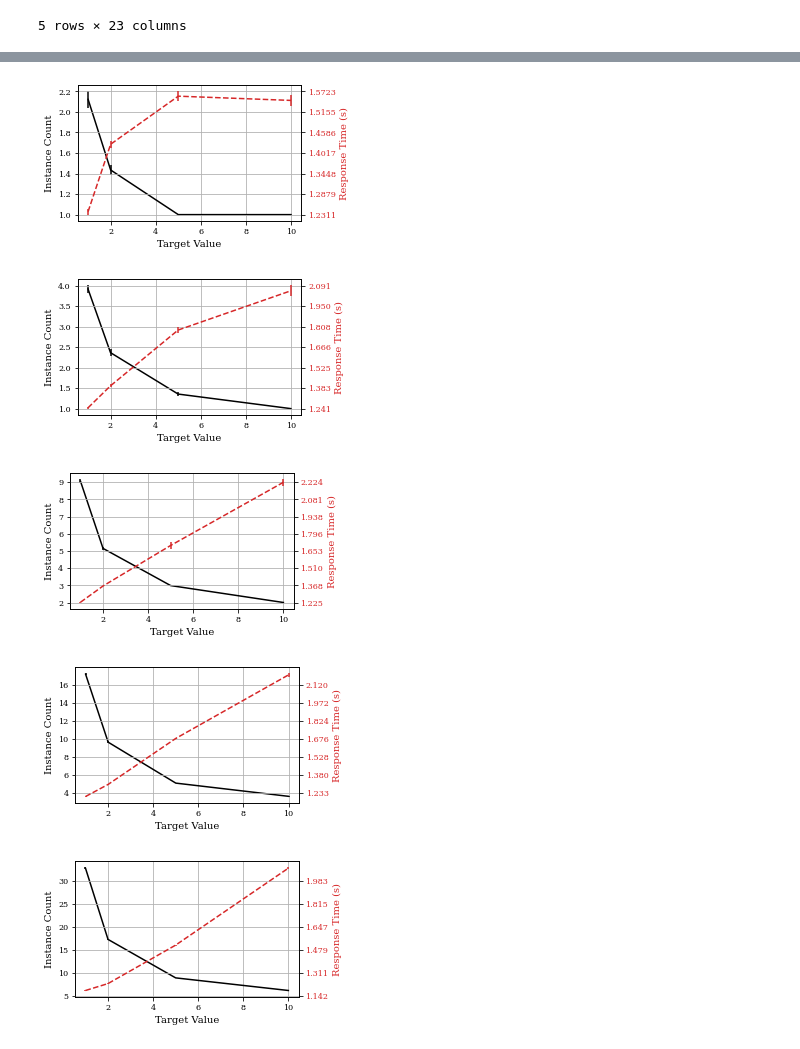
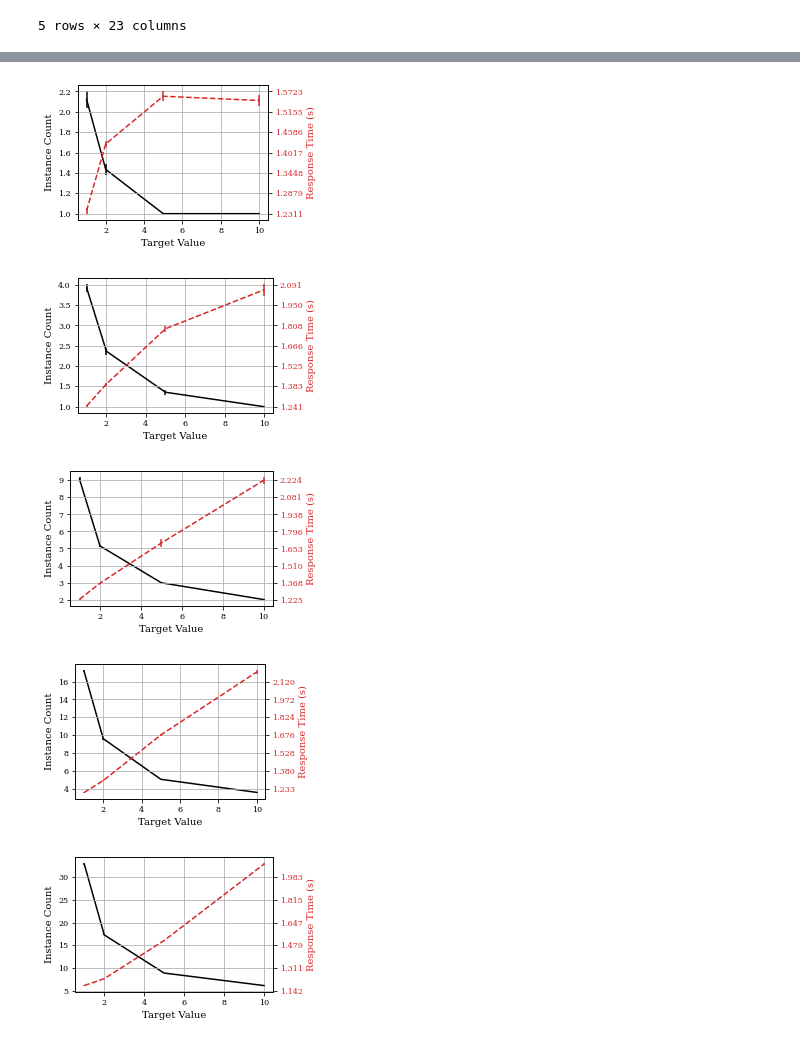
Before and after one commit to pacslab/conc-value-perf-modelling, a Jupyter notebook: experiments/parse_multiple.ipynb, the cells around one changed output, grey strips where cells are left out. Saved outputs shown, nothing was run; the diff lists cells and outputs as text; code cells hidden in the pictures.

```diff
--- a/experiments/parse_multiple.ipynb
+++ b/experiments/parse_multiple.ipynb
@@ -194,35 +197,39 @@ parse_util.tmp_fig_save('03_average_resp_time_vs_arrival_rate', exp_config_name)
 from matplotlib import ticker
 
 for plot_arrival_rate in [1,2,5,10,20]:
     sub_overview_df = overview_parsed_df[overview_parsed_df['rps'] == plot_arrival_rate]
 
     plt.figure(figsize=(4,2.5))
     color = 'k'
     ax1 = plt.gca()
     ax1.errorbar(sub_overview_df['target'], sub_overview_df['average_ready_count_mean'], yerr=sub_overview_df['average_ready_count_ci'], color=color)
     ax1.set_xlabel('Target Value')
     ax1.set_ylabel('Instance Count', color=color)
     ax1.tick_params(axis='y', labelcolor=color)
     plt.grid(True, axis='x')
 
     color = 'tab:red'
     ax2 = plt.gca().twinx()
     ax2.errorbar(sub_overview_df['target'], sub_overview_df['client_elapsed_time_mean'], yerr=sub_overview_df['client_elapsed_time_ci'], ls='--', color=color)
     ax2.set_ylabel('Response Time (s)', color=color)
     ax2.tick_params(axis='y', labelcolor=color)
     ax2.grid(None)
 
     # aligning ticks for grids
     l = ax1.get_ylim()
     l2 = ax2.get_ylim()
     f = lambda x : l2[0]+(x-l[0])/(l[1]-l[0])*(l2[1]-l2[0])
     ticks = f(ax1.get_yticks())
     ax2.yaxis.set_major_locator(ticker.FixedLocator(ticks))
 
+    # final config
+    plt.gcf().subplots_adjust(left=0.13, bottom=0.20)
+    plt.tight_layout()
+
     parse_util.tmp_fig_save(f'04_inst_count_resp_time_target_arrival_{plot_arrival_rate}', exp_config_name)
 # %% [output]
-[figure, old version]
+[figure, new version]
-[figure, old version]
+[figure, new version]
-[figure, old version]
+[figure, new version]
-[figure, old version]
+[figure, new version]
-[figure, old version]
+[figure, new version]
```
Also changed, not shown: parts of 3 cells of this notebook, 1 other file.
